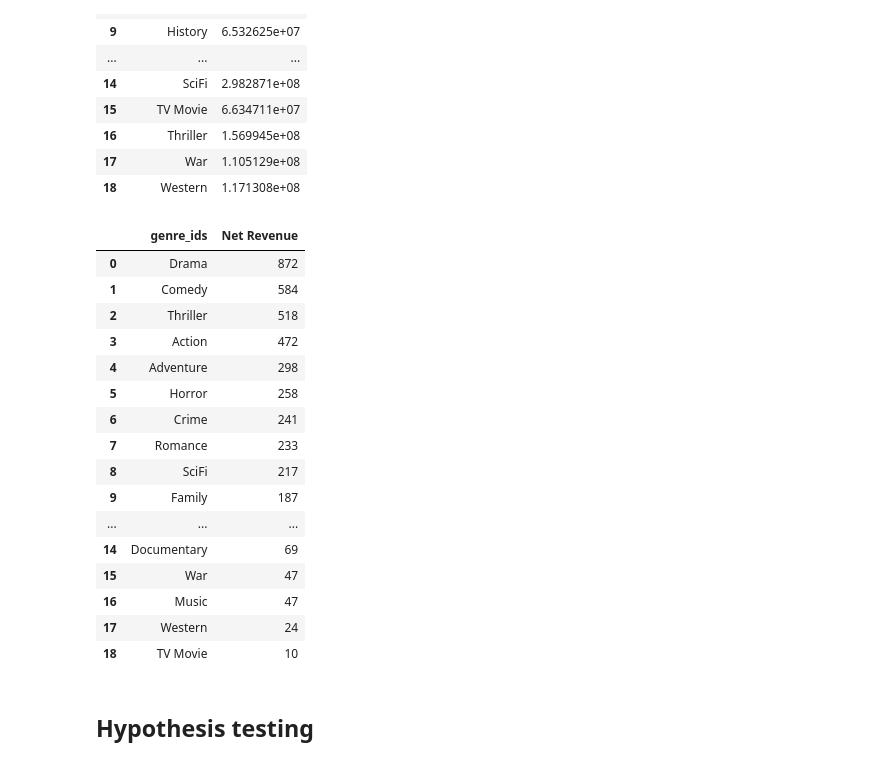
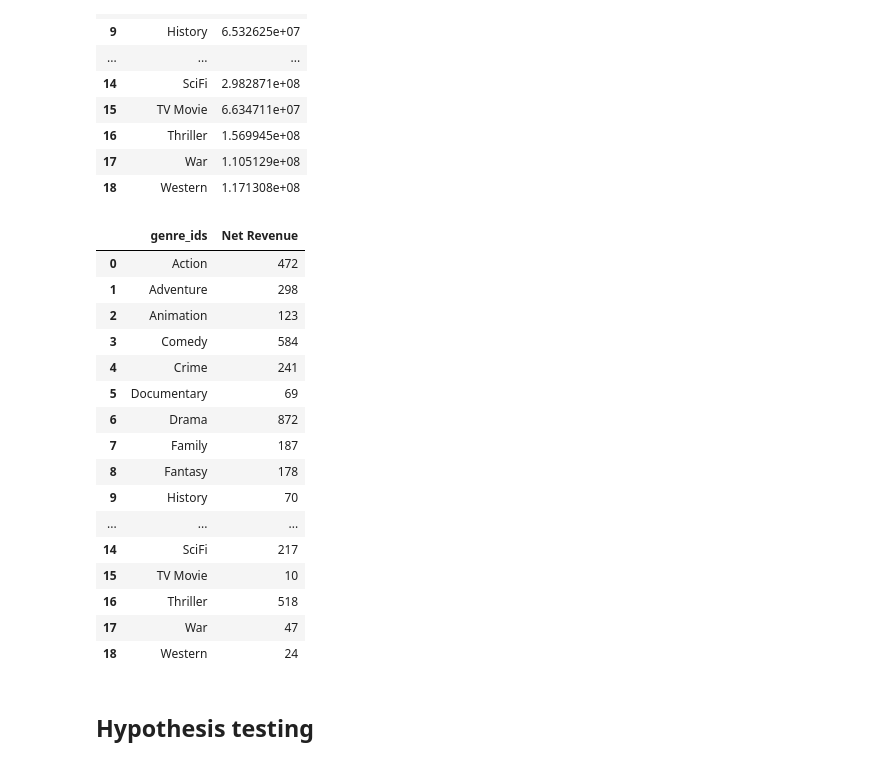
Before and after one commit to ndsecond/capstone-pod-7, a Jupyter notebook: notebooks/ej-dir/ej-ind.ipynb, the cells around one changed output. Drawn from its saved outputs; the diff is of its cells as text; code cells hidden in the pictures.

```diff
--- a/notebooks/ej-dir/ej-ind.ipynb
+++ b/notebooks/ej-dir/ej-ind.ipynb
@@ -1144,26 +1144,26 @@ std_group
 | 18 | Western | 1.171308e+08 |
 # %%
 #groupby genre on count
-count_group = genre_df_exploded.groupby('genre_ids')['Net Revenue'].count().sort_values(ascending=False).reset_index()
+count_group = genre_df_exploded.groupby('genre_ids')['Net Revenue'].count().reset_index()
 count_group
 # %% [output]
 |  | genre_ids | Net Revenue |
-| 0 | Drama | 872 |
-| 1 | Comedy | 584 |
-| 2 | Thriller | 518 |
-| 3 | Action | 472 |
-| 4 | Adventure | 298 |
-| 5 | Horror | 258 |
-| 6 | Crime | 241 |
-| 7 | Romance | 233 |
-| 8 | SciFi | 217 |
-| 9 | Family | 187 |
+| 0 | Action | 472 |
+| 1 | Adventure | 298 |
+| 2 | Animation | 123 |
+| 3 | Comedy | 584 |
+| 4 | Crime | 241 |
+| 5 | Documentary | 69 |
+| 6 | Drama | 872 |
+| 7 | Family | 187 |
+| 8 | Fantasy | 178 |
+| 9 | History | 70 |
 | ... | ... | ... |
-| 14 | Documentary | 69 |
-| 15 | War | 47 |
-| 16 | Music | 47 |
-| 17 | Western | 24 |
-| 18 | TV Movie | 10 |
+| 14 | SciFi | 217 |
+| 15 | TV Movie | 10 |
+| 16 | Thriller | 518 |
+| 17 | War | 47 |
+| 18 | Western | 24 |
 # %% [markdown]
 ## Hypothesis testing
 # %% [markdown]
```
Also changed, not shown: parts of 6 cells of this notebook.
